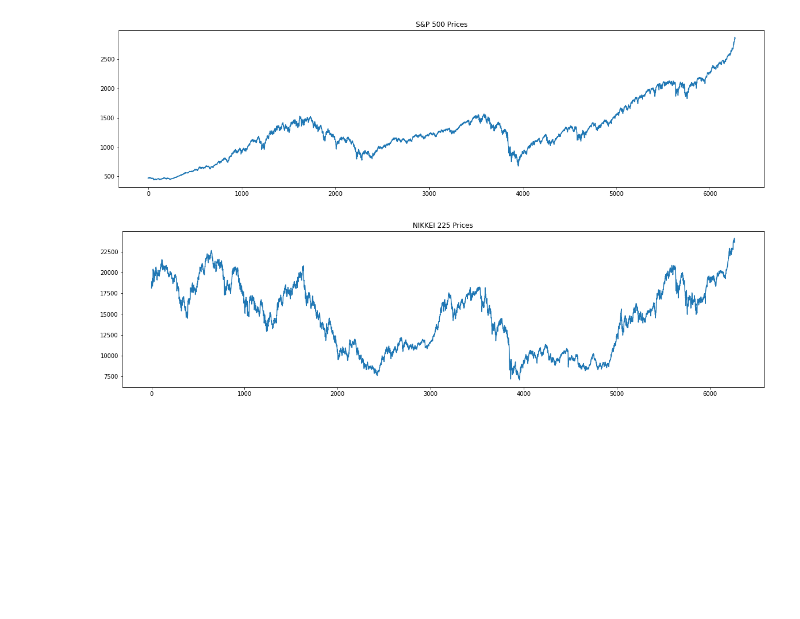
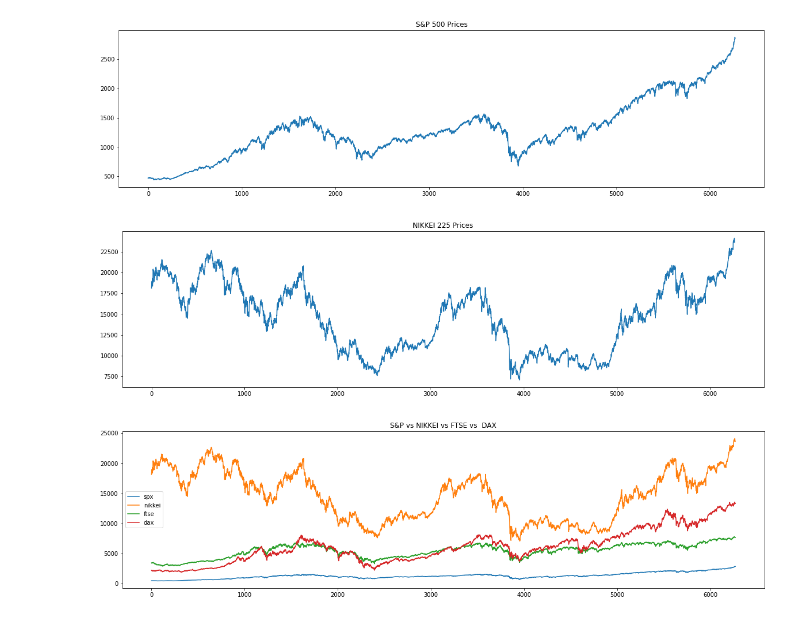
Before and after one commit to rvjh/PythonPractice, a Jupyter notebook: Time_Series_1.ipynb, the cells around one changed output. Saved outputs shown, nothing was run; the diff lists cells and outputs as text; code cells hidden in the pictures; blank space fills up the shorter version.

```diff
--- a/Time_Series_1.ipynb
+++ b/Time_Series_1.ipynb
@@ -69,3 +69,15 @@ df_comp.nikkei.plot(figsize=(20,5),title = 'NIKKEI 225 Prices')
 plt.show()
 # %% [output]
 [figure]
+# %%
+# combining all ->
+
+df_comp.spx.plot(figsize=(20,5),title = 'S&P 500 Prices')
+df_comp.nikkei.plot(figsize=(20,5),title = 'NIKKEI 225 Prices')
+df_comp.ftse.plot(figsize=(20,5),title = 'FTSE 100 Prices')
+df_comp.dax.plot(figsize=(20,5),title = 'DAX 30 Prices')
+plt.title("S&P vs NIKKEI vs FTSE vs  DAX")
+plt.legend()
+plt.show()
+# %% [output]
+[figure, added]
```
